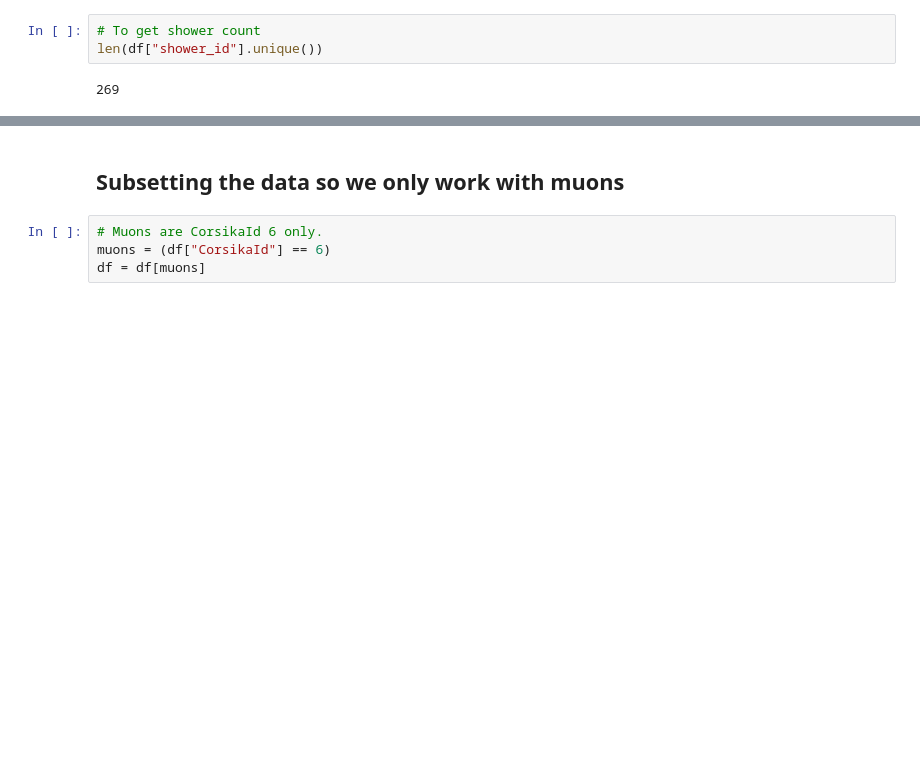
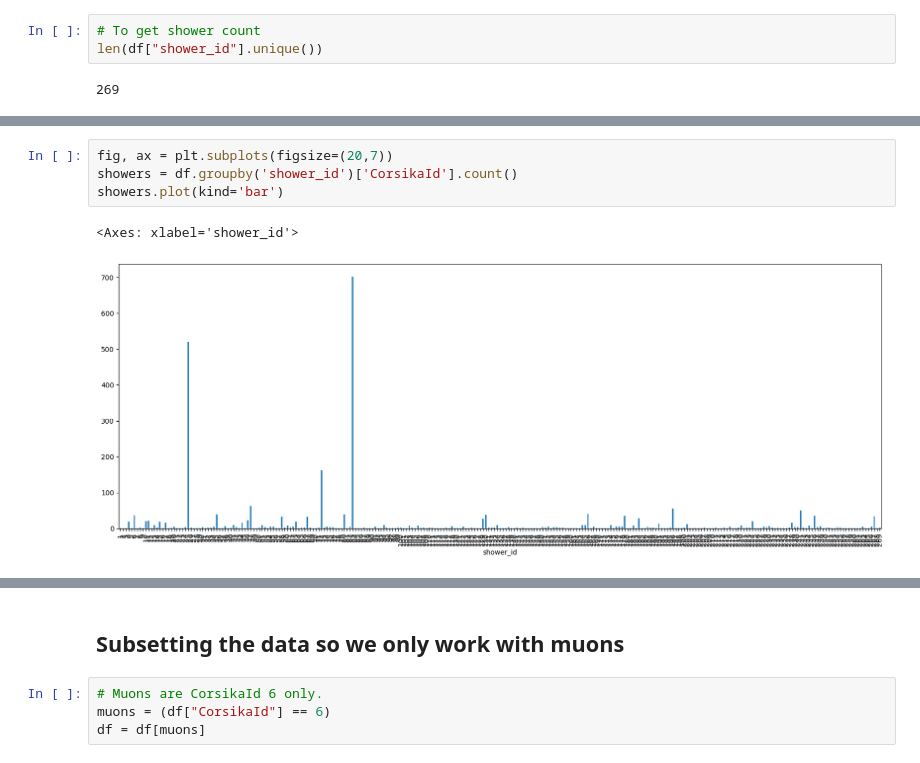
Before and after one commit to JKariithi/Muon_Distribution_Analysis, a Jupyter notebook: analysis_explanation/analysis.ipynb, the cells around one changed output, grey strips where cells are left out. Cells and saved outputs as stored; diff of their text form; blank space fills up the shorter version.

Commit message:
Creating a histogram for the distribution of particles per shower.

```diff
--- a/analysis_explanation/analysis.ipynb
+++ b/analysis_explanation/analysis.ipynb
@@ -56,0 +82,7 @@ len(df["shower_id"].unique())
+# %%
+fig, ax = plt.subplots(figsize=(20,7))
+showers = df.groupby('shower_id')['CorsikaId'].count()
+showers.plot(kind='bar')
+# %% [output]
+<Axes: xlabel='shower_id'>
+[figure, added]
```
Also changed, not shown: parts of 8 cells of this notebook, 3 other files.
